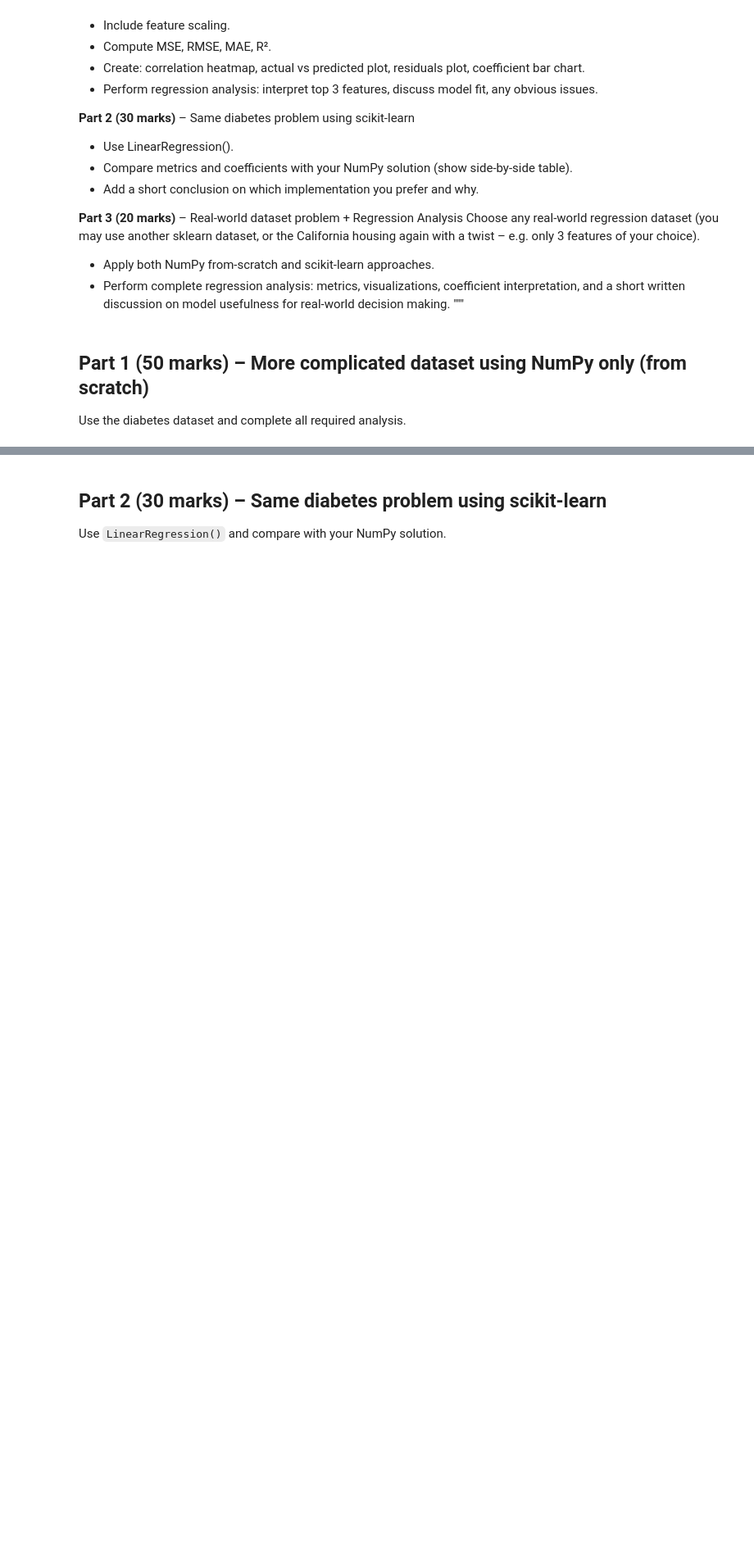
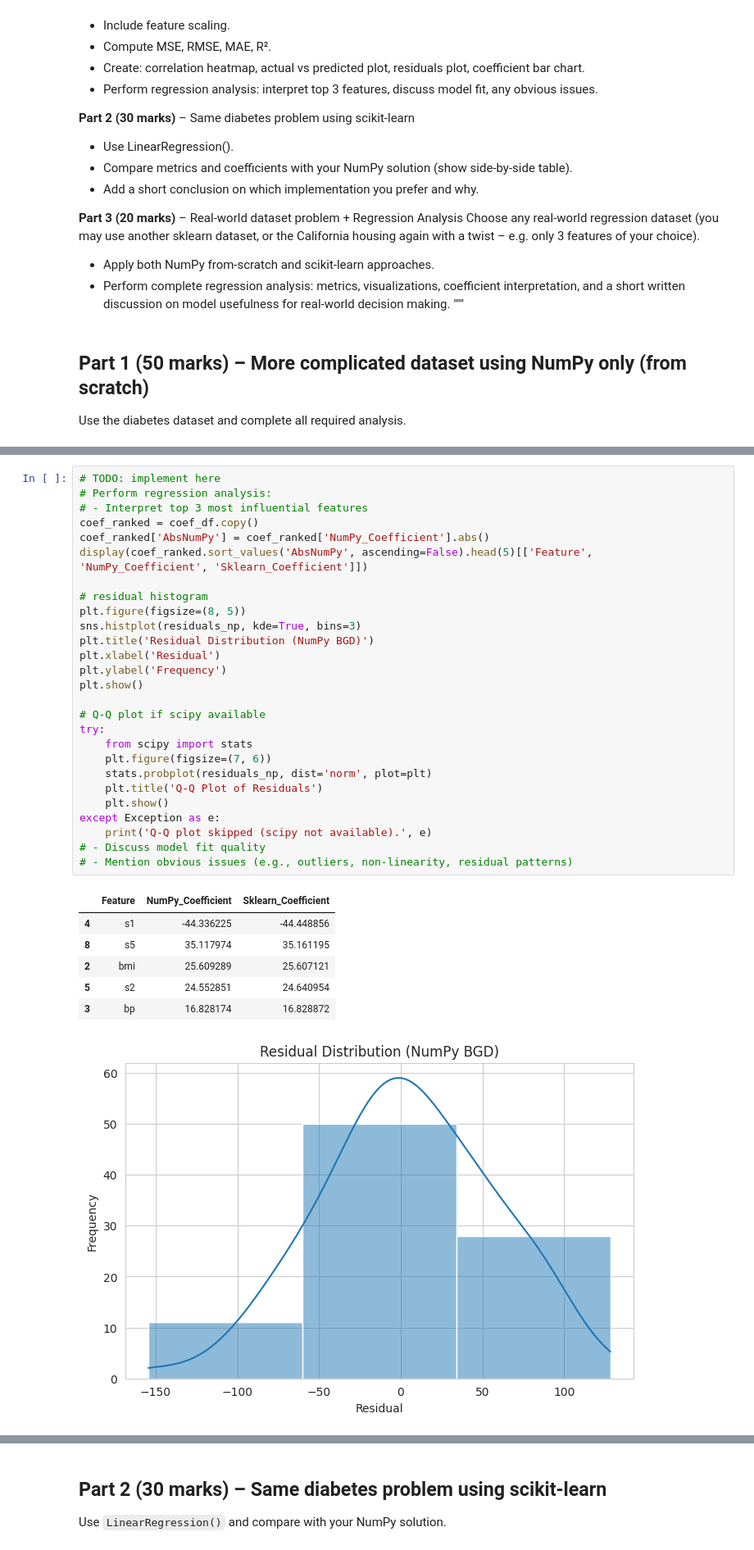
Before and after one commit to Sultonmahmudov/week1-lab201, a Jupyter notebook: Linear_Regression_From_Scratch_NumPy_vs_Sklearn_Lab.ipynb, the cells around one changed output, grey strips where cells are left out. Shown at 82% size. Cells and saved outputs as stored; diff of their text form; blank space fills up the shorter version.

```diff
--- a/Linear_Regression_From_Scratch_NumPy_vs_Sklearn_Lab.ipynb
+++ b/Linear_Regression_From_Scratch_NumPy_vs_Sklearn_Lab.ipynb
@@ -402,0 +581,35 @@ Use the diabetes dataset and complete all required analysis.
+# %%
+# TODO: implement here
+# Perform regression analysis:
+# - Interpret top 3 most influential features
+coef_ranked = coef_df.copy()
+coef_ranked['AbsNumPy'] = coef_ranked['NumPy_Coefficient'].abs()
+display(coef_ranked.sort_values('AbsNumPy', ascending=False).head(5)[['Feature', 'NumPy_Coefficient', 'Sklearn_Coefficient']])
+
+# residual histogram
+plt.figure(figsize=(8, 5))
+sns.histplot(residuals_np, kde=True, bins=3)
+plt.title('Residual Distribution (NumPy BGD)')
+plt.xlabel('Residual')
+plt.ylabel('Frequency')
+plt.show()
+
+# Q-Q plot if scipy available
+try:
+    from scipy import stats
+    plt.figure(figsize=(7, 6))
+    stats.probplot(residuals_np, dist='norm', plot=plt)
+    plt.title('Q-Q Plot of Residuals')
+    plt.show()
+except Exception as e:
+    print('Q-Q plot skipped (scipy not available).', e)
+# - Discuss model fit quality
+# - Mention obvious issues (e.g., outliers, non-linearity, residual patterns)
+# %% [output]
+|  | Feature | NumPy_Coefficient | Sklearn_Coefficient |
+| 4 | s1 | -44.336225 | -44.448856 |
+| 8 | s5 | 35.117974 | 35.161195 |
+| 2 | bmi | 25.609289 | 25.607121 |
+| 5 | s2 | 24.552851 | 24.640954 |
+| 3 | bp | 16.828174 | 16.828872 |
+[figure, added]
```
Also changed, not shown: parts of 19 cells of this notebook.
